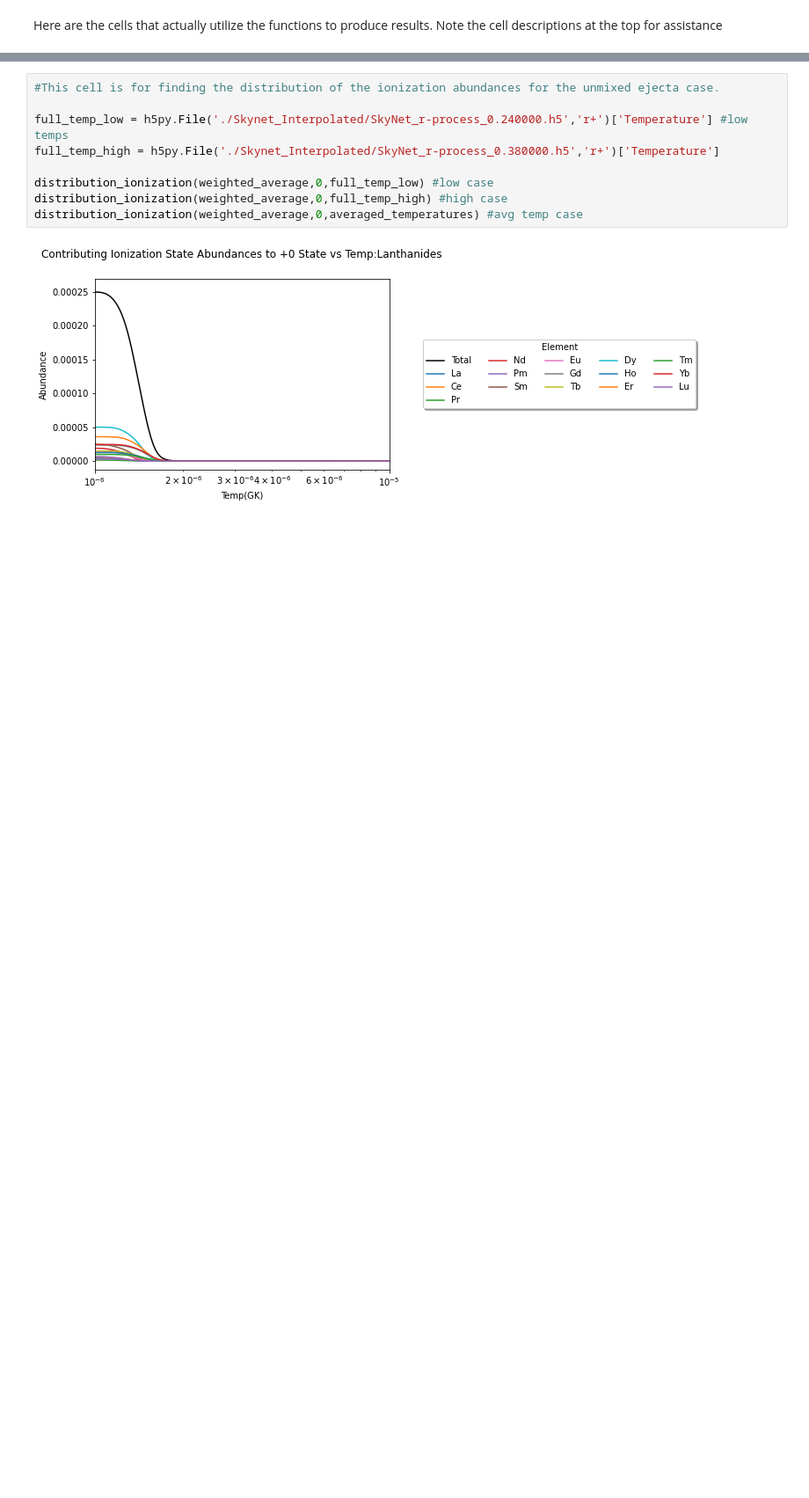
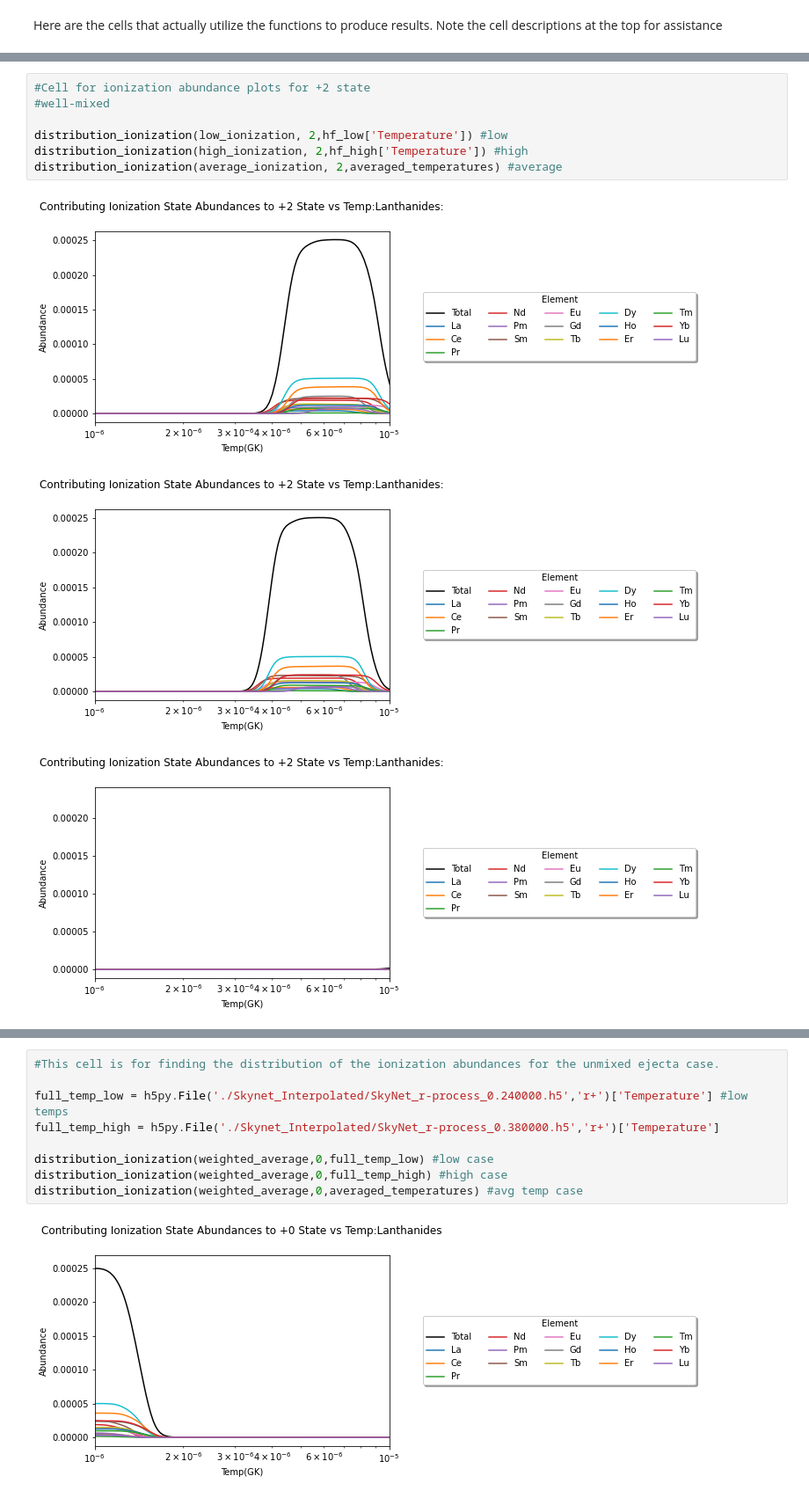
Before and after one commit to PranavNalamwar/R-process_Mergers, a Jupyter notebook: Abundance_Calculations/Total Charge State Abundances/Official_Abundance_Calculation_Multiple_Ye_Interpolated.ipynb, the cells around one changed output, grey strips where cells are left out. Shown: that part at 88% size. Drawn from its saved outputs; the diff is of its cells as text; blank space fills up the shorter version.

```diff
--- a/Abundance_Calculations/Total Charge State Abundances/Official_Abundance_Calculation_Multiple_Ye_Interpolated.ipynb
+++ b/Abundance_Calculations/Total Charge State Abundances/Official_Abundance_Calculation_Multiple_Ye_Interpolated.ipynb
@@ -502,0 +485,11 @@ This calculation across 50 Ye datasets took: 9186.0
+# %%
+#Cell for ionization abundance plots for +2 state
+#well-mixed
+
+distribution_ionization(low_ionization, 2,hf_low['Temperature']) #low
+distribution_ionization(high_ionization, 2,hf_high['Temperature']) #high
+distribution_ionization(average_ionization, 2,averaged_temperatures) #average
+# %% [output]
+[figure, added]
+[figure, added]
+[figure, added]
```
Also changed, not shown: parts of 22 cells of this notebook.
